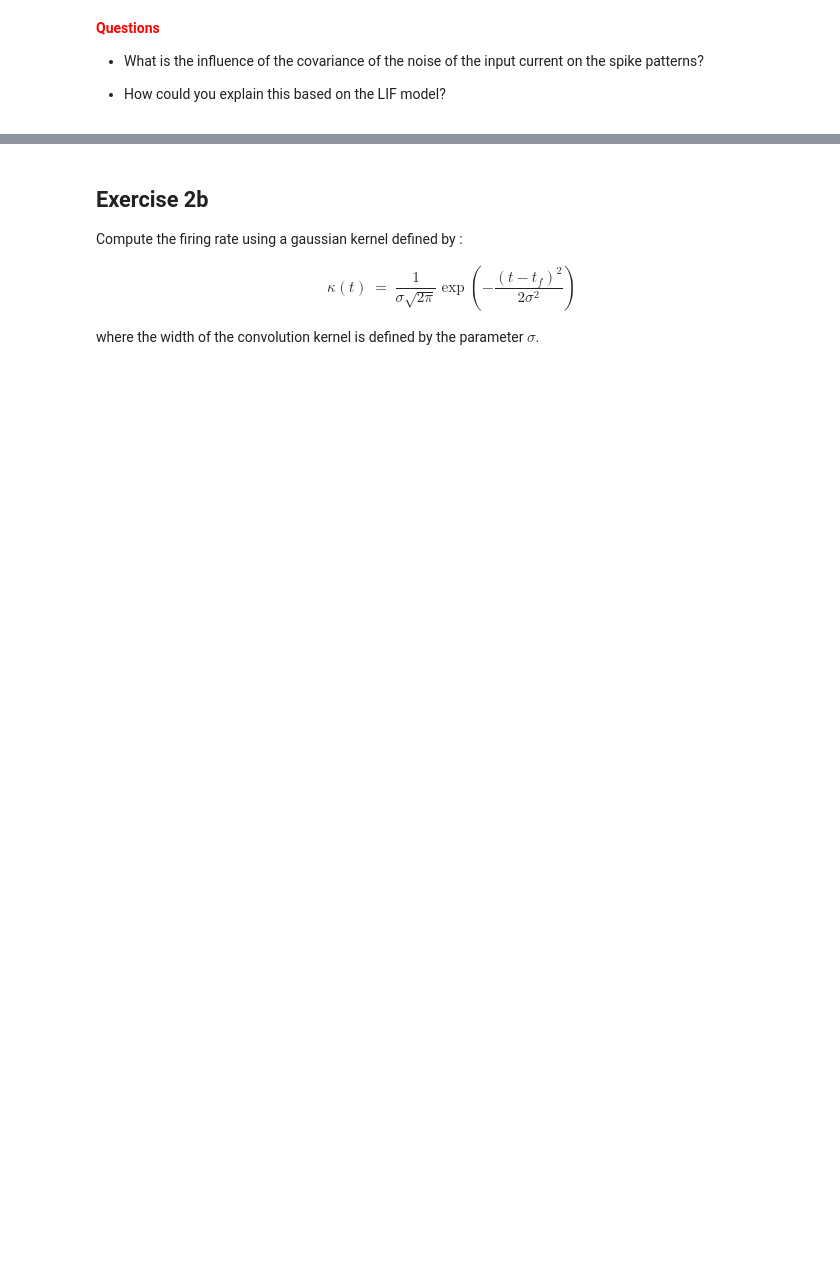
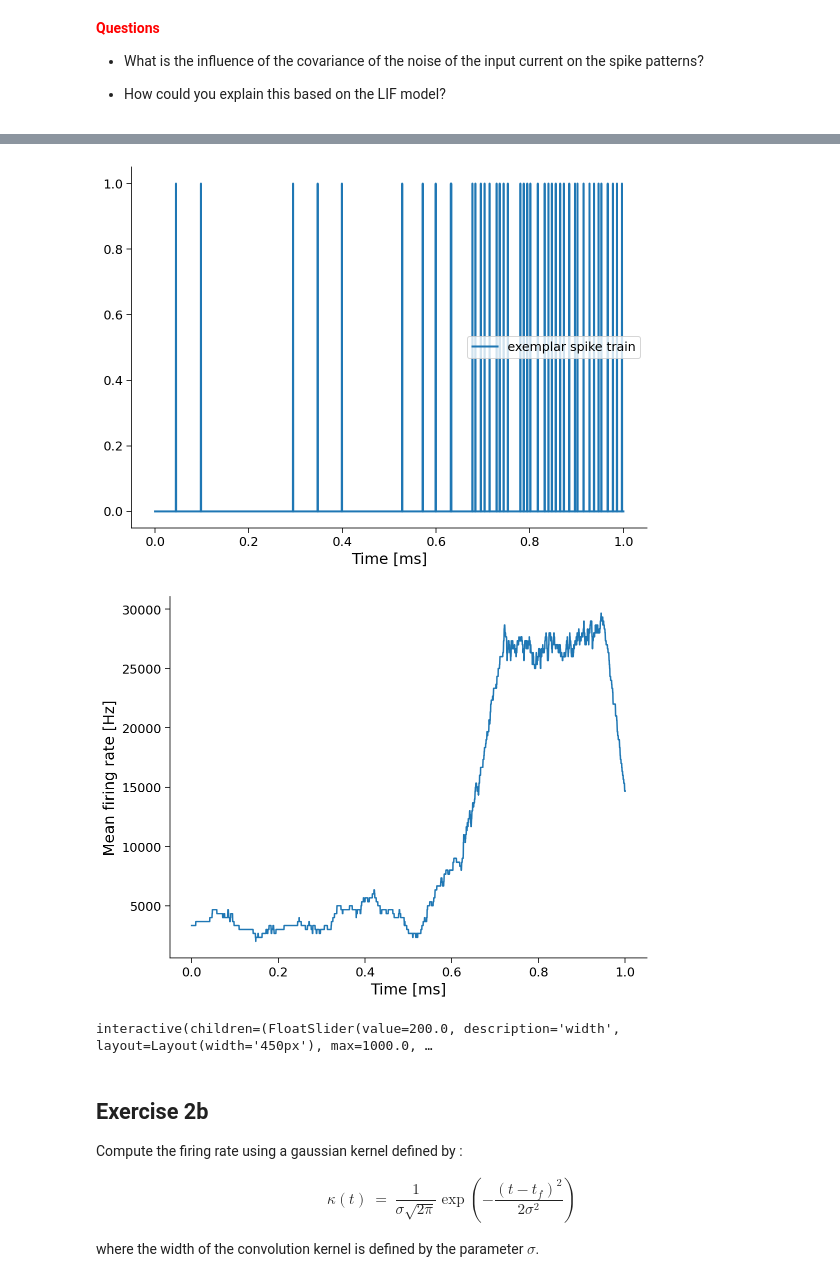
Before and after one commit to fblondiaux/LGBIO2072-2020, a Jupyter notebook: LGBIO2072_TP2.ipynb, the cells around one changed output, grey strips where cells are left out. Saved outputs shown, nothing was run; the diff lists cells and outputs as text; code cells hidden in the pictures; blank space fills up the shorter version.

```diff
--- a/LGBIO2072_TP2.ipynb
+++ b/LGBIO2072_TP2.ipynb
@@ -74,7 +74,7 @@ def LIF(input_current,t,  tau= 20e-3 , urest= -60e-3 , r= 100e6, ureset = -70e-3
 
 def load_dataset():
   url = 'https://raw.githubusercontent.com/fblondiaux/LGBIO2072-2020/master/ExtraContent/Output_Current.csv'
-  df = pd.read_csv(url, error_bad_lines=False)
+  df = pd.read_csv(url)
   S = df.to_numpy()
   return S
 def plot_data(S):
@@ -89,23 +89,6 @@ import ipywidgets as widgets  # interactive display
 plt.style.use("https://raw.githubusercontent.com/NeuromatchAcademy/course-content/master/nma.mplstyle")
 my_layout = widgets.Layout()
 
-fname =[]
-for j in range(3):
-  fname.append('steinmetz_part%d.npz'%j)
-url = ["https://osf.io/agvxh/download"]
-url.append("https://osf.io/uv3mw/download")
-url.append("https://osf.io/ehmw2/download")
-
-for j in range(len(url)):
-  if not os.path.isfile(fname[j]):
-    try:
-      r=requests.get(url[j])
-    except requests.ConnectionError:
-      print("!!! Failed to download data""")
-    else:
-      with open(fname[j],"wb") as fid:
-        fid.write(r.content)
-
 from matplotlib import rcParams
 from matplotlib import pyplot as plt
 rcParams['figure.figsize'] = [20,4]
@@ -113,12 +96,6 @@ rcParams['font.size']=15
 rcParams['axes.spines.top']= False
 rcParams['axes.spines.right']=False
 rcParams['figure.autolayout']=False
-
-alldat=np.array([])
-for j in range(len(fname)):
-  alldat = np.hstack((alldat,np.load('steinmetz_part%d.npz'%j, allow_pickle=True)['dat']))
-
-dat = alldat[11]
 # %%
 #@title Widgets handling
 
@@ -261,16 +248,18 @@ def firing_rate(S,kernel):
     ### your code here ###
     ######################
 
+    firing_rate = np.convolve(S,kernel,'same')
+
 
     return firing_rate
 
-def rect_kernel(time_vector,width):
+def rect_kernel(t_range,width):
     """
     rect_kernel creates the rectangular kernel used to compute the firing rate
 
     Inputs :
     -time_vector is the time span on which we want to define this kernel
-    -width is the width of the rectangular kernel (in the same units as time_vector)
+    -width is the width of the rectangular kernel (in the same units as dt)
 
     Outputs :
     -kernel is the returned rectangular kernel
@@ -278,45 +267,50 @@ def rect_kernel(time_vector,width):
     ######################
     ### your code here ###
     ######################
-
-
+    dt = t_range[1]-t_range[0]
+    kernel = np.zeros_like(t_range)
+    widthDt = int(width/dt)
+    #center the kernel to limit boundary effects
+    kernel[int((len(kernel)/2)-(widthDt/2)):int((len(kernel)/2)+(widthDt/2))] = np.ones(widthDt)/dt
 
     return kernel
 
 # Run the lines below to test your code
 
 # Data_loading
 S = load_dataset()
 Firing_rate = np.zeros_like(S)
-
 t_range = np.linspace(0,1,S.shape[1])
 
 
 #Compute the firing rate for all the neurons in the dataset
 
 kernel = rect_kernel(t_range,100e-3)
 for ii in range(Firing_rate.shape[0]):
   Firing_rate[ii,:] = firing_rate(S[ii,:],kernel)
 
 #Plot the averaged firing rate
 mean_firing_rate = np.mean(Firing_rate,0)
 
 fig, ax1 = plt.subplots()
-ax1.plot(t_range,S[1,:],label="exemplar spike train",LineWidth=2)
+ax1.plot(t_range,S[1,:],label="exemplar spike train",linewidth=2)
 ax1.set_xlabel('Time [ms]')
 ax1.legend()
 
 fig, ax = plt.subplots()
 ax.plot(t_range,mean_firing_rate)
 ax.set_xlabel("Time [ms]")
 ax.set_ylabel("Mean firing rate [Hz]")
 plt.show()
+# %% [output]
+[figure, added]
+[figure, added]
 # %%
 # @title
 # @markdown Make sure you execute this cell to enable the widget!
 my_layout.width = '450px'
 @widgets.interact(
-    width=widgets.FloatSlider(200, min=10, max=500, step=10, layout=my_layout)
+    width=widgets.FloatSlider(200, min=10, max=1000, step=20, layout=my_layout)
 
 )
 def firingRate(width = 200):
@@ -332,6 +326,8 @@ def firingRate(width = 200):
     fig, ax=plt.subplots()
     ax.plot(t_range,mean_firing_rate)
     plt.show()
+# %% [output]
+interactive(children=(FloatSlider(value=200.0, description='width', layout=Layout(width='450px'), max=1000.0, …
 # %% [markdown]
 ## Exercise 2b
 
```
Also changed, not shown: parts of 18 cells of this notebook, 1 other file.
